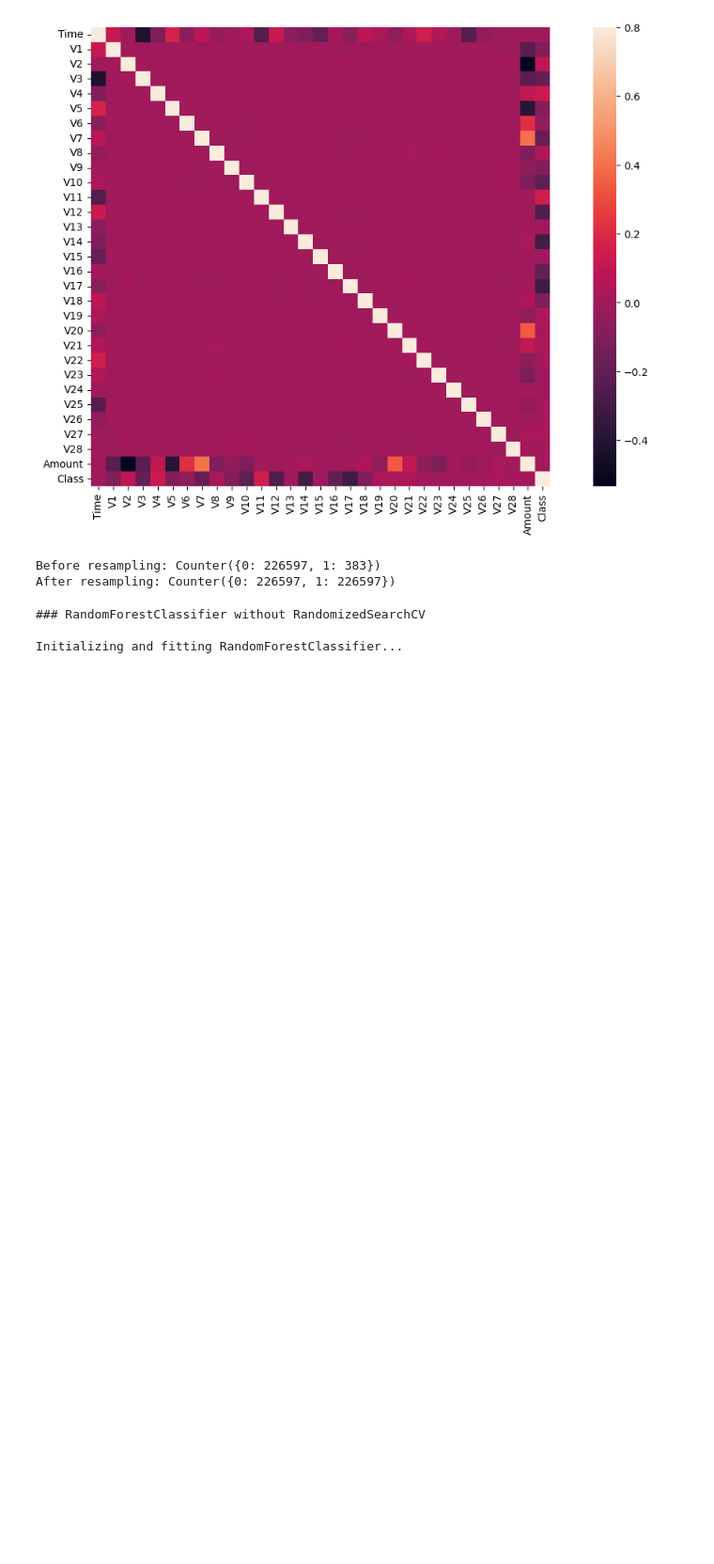
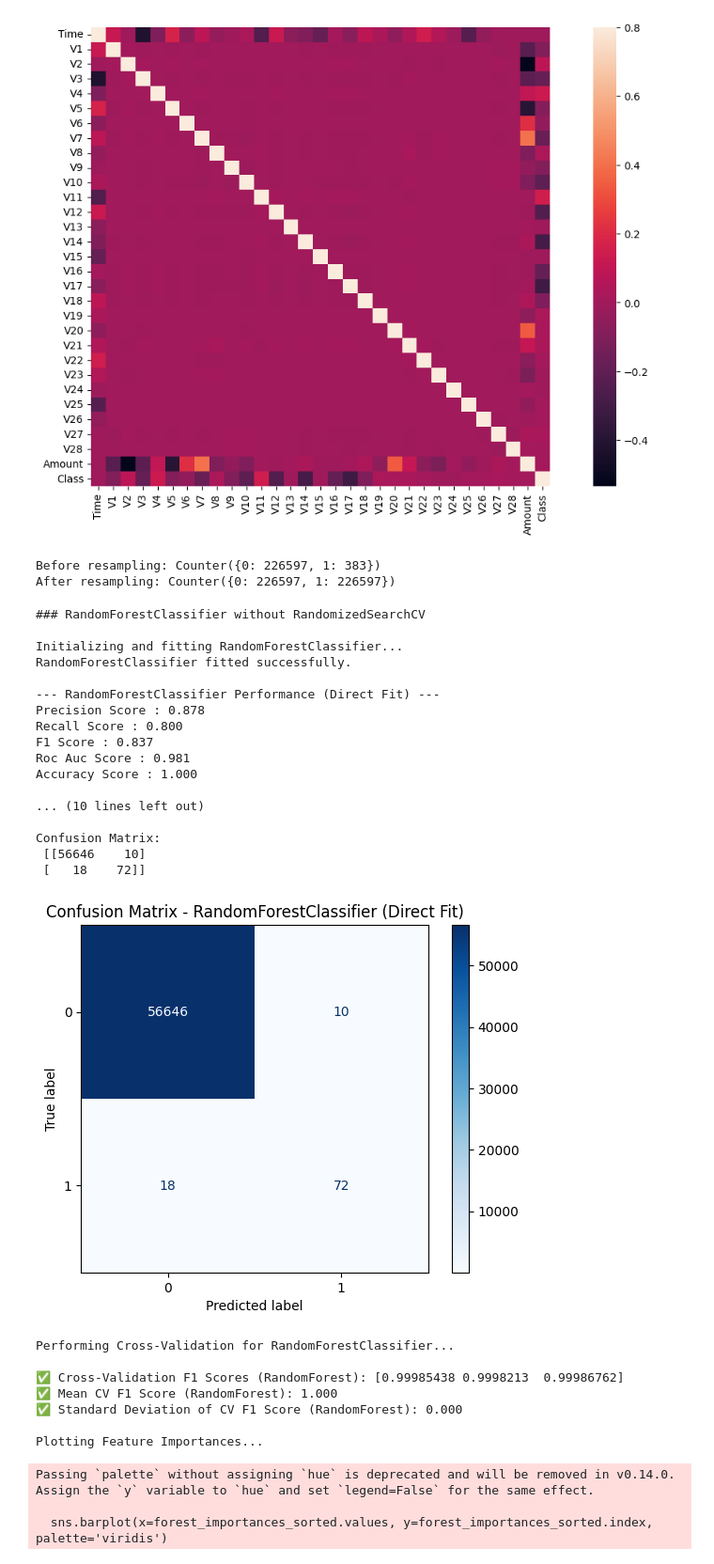
Before and after one commit to aswin-ar3669/MLA-Python-Learning, a Jupyter notebook: RA2512049015006_MLT_CT_Praticals_2.ipynb, the cells around one changed output. Shown at 94% size. Saved outputs shown, nothing was run; the diff lists cells and outputs as text; code cells hidden in the pictures; blank space fills up the shorter version.

```diff
--- a/RA2512049015006_MLT_CT_Praticals_2.ipynb
+++ b/RA2512049015006_MLT_CT_Praticals_2.ipynb
@@ -144,7 +144,7 @@ X_test[["Time","Amount"]] = sc.transform(X_test[["Time","Amount"]])
 # %%
 from sklearn.ensemble import RandomForestClassifier
 from sklearn.model_selection import cross_val_score, KFold
-from sklearn.metrics import ConfusionMatrixDisplay, precision_score, recall_score, f1_score, roc_auc_score, classification_report, confusion_matrix
+from sklearn.metrics import ConfusionMatrixDisplay, precision_score, recall_score, f1_score, roc_auc_score, classification_report, confusion_matrix, accuracy_score
 import matplotlib.pyplot as plt
 import pandas as pd
 import seaborn as sns
@@ -180,6 +180,7 @@ precision_rfc = precision_score(y_test, y_pred_rfc)
 recall_rfc = recall_score(y_test, y_pred_rfc)
 f1_rfc = f1_score(y_test, y_pred_rfc)
 roc_auc_rfc = roc_auc_score(y_test, y_probs_rfc)
+accuracy_rfc = accuracy_score(y_test, y_pred_rfc)
 
 # 6. Print the calculated metrics and classification report
 print("\n--- RandomForestClassifier Performance (Direct Fit) ---")
@@ -187,6 +188,7 @@ print(f"Precision Score : {precision_rfc:.3f}")
 print(f"Recall Score : {recall_rfc:.3f}")
 print(f"F1 Score : {f1_rfc:.3f}")
 print(f"Roc Auc Score : {roc_auc_rfc:.3f}")
+print(f"Accuracy Score : {accuracy_rfc:.3f}")
 print("\nClassification Report:\n", classification_report(y_test, y_pred_rfc))
 
 # 7. Generate and display the confusion matrix
@@ -197,31 +199,56 @@ disp = ConfusionMatrixDisplay(confusion_matrix=cm_rfc, display_labels=[0, 1])
 disp.plot(cmap='Blues')
 plt.title("Confusion Matrix - RandomForestClassifier (Direct Fit)")
 plt.show()
 
 # 8. Perform cross-validation
 print("\nPerforming Cross-Validation for RandomForestClassifier...")
 
-cv_scores_rfc = cross_val_score(rfc_model, x_resampled, y_resampled, cv=5, scoring='f1', n_jobs=-1)
+cv_scores_rfc = cross_val_score(rfc_model, x_resampled, y_resampled, cv=3, scoring='f1', n_jobs=1)
 
 print(f"\n✅ Cross-Validation F1 Scores (RandomForest): {cv_scores_rfc}")
 print(f"✅ Mean CV F1 Score (RandomForest): {cv_scores_rfc.mean():.3f}")
 print(f"✅ Standard Deviation of CV F1 Score (RandomForest): {cv_scores_rfc.std():.3f}")
 
 # 9. Extract and plot the feature importances
 print("\nPlotting Feature Importances...")
 importances = rfc_model.feature_importances_
 feature_names = x_resampled.columns
 forest_importances = pd.Series(importances, index=feature_names)
 forest_importances_sorted = forest_importances.sort_values(ascending=False)
 
 plt.figure(figsize=(12, 8))
 sns.barplot(x=forest_importances_sorted.values, y=forest_importances_sorted.index, palette='viridis')
 plt.title("Feature Importances from RandomForestClassifier (Direct Fit)")
 plt.xlabel("Mean Decrease in Impurity")
 plt.ylabel("Feature")
 plt.tight_layout()
 plt.show()
 # %% [output]
 ### RandomForestClassifier without RandomizedSearchCV
 
 Initializing and fitting RandomForestClassifier...
+RandomForestClassifier fitted successfully.
+
+--- RandomForestClassifier Performance (Direct Fit) ---
+Precision Score : 0.878
+Recall Score : 0.800
+F1 Score : 0.837
+Roc Auc Score : 0.981
+Accuracy Score : 1.000
+
+... (10 lines left out)
+
+Confusion Matrix:
+ [[56646    10]
+ [   18    72]]
+[figure, added]
+Performing Cross-Validation for RandomForestClassifier...
+
+✅ Cross-Validation F1 Scores (RandomForest): [0.99985438 0.9998213  0.99986762]
+✅ Mean CV F1 Score (RandomForest): 1.000
+✅ Standard Deviation of CV F1 Score (RandomForest): 0.000
+
+Plotting Feature Importances...
+Passing `palette` without assigning `hue` is deprecated and will be removed in v0.14.0. Assign the `y` variable to `hue` and set `legend=False` for the same effect.
+
+  sns.barplot(x=forest_importances_sorted.values, y=forest_importances_sorted.index, palette='viridis')
```
Also changed, not shown: parts of 8 cells of this notebook.
